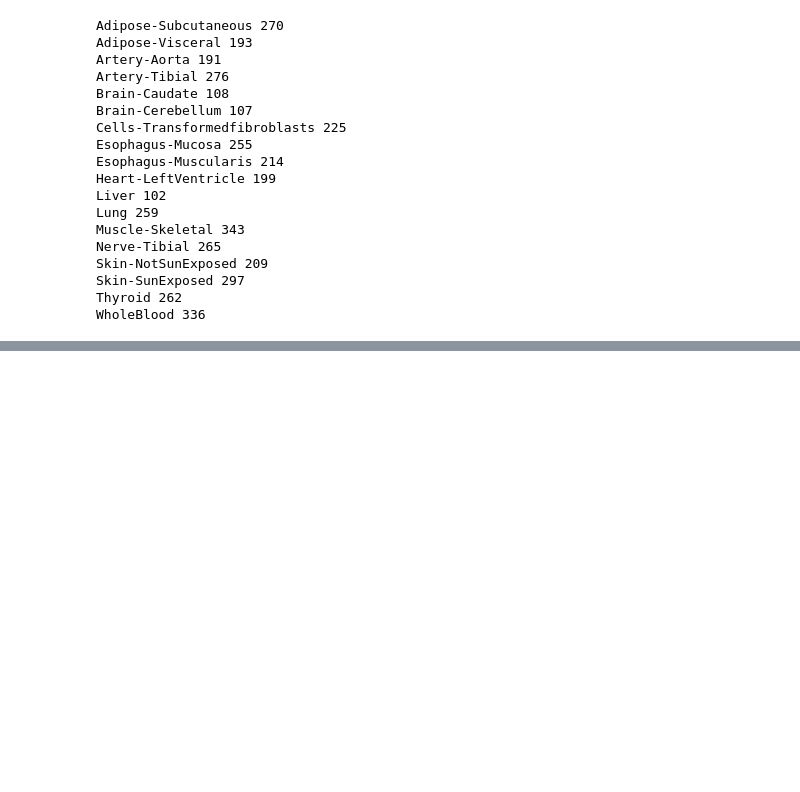
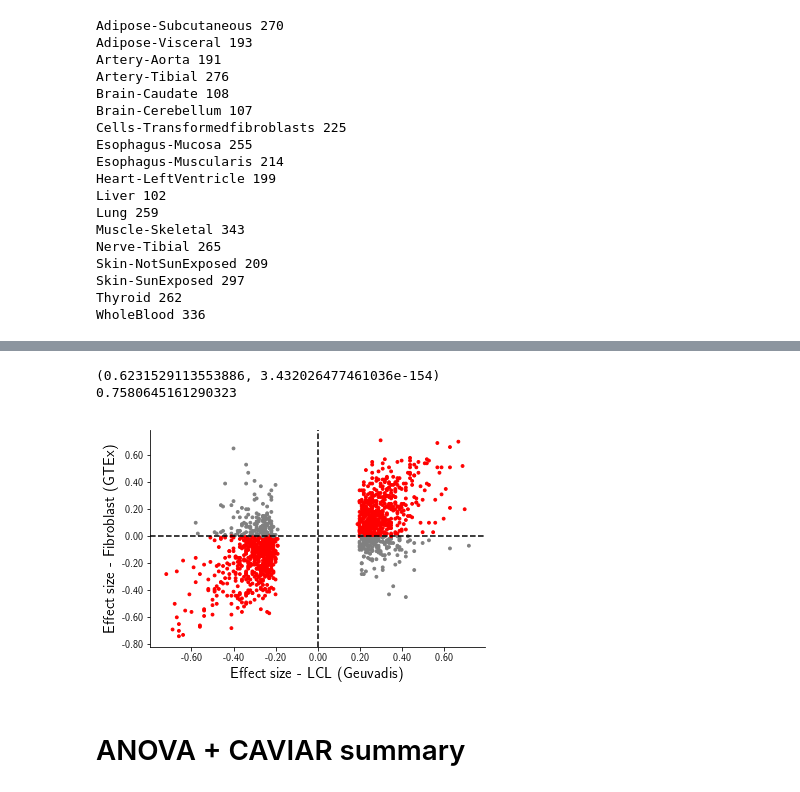
Before and after one commit to gymreklab/gtex-estrs-paper, a Jupyter notebook: Figures/eSTR-GTEx-Figure1.ipynb, the cells around one changed output, grey strips where cells are left out. Drawn from its saved outputs; the diff is of its cells as text; code cells hidden in the pictures; blank space fills up the shorter version.

```diff
--- a/Figures/eSTR-GTEx-Figure1.ipynb
+++ b/Figures/eSTR-GTEx-Figure1.ipynb
@@ -212,0 +443,31 @@ WholeBlood 336
+# %%
+wbestr = data["Cells-Transformedfibroblasts"].copy()
+merged = pd.merge(wbestr, NGESTR, on=["chrom","str.start","gene"])
+merged = merged[merged["signif.estr"]]
+merged["color"] = merged.apply(lambda x: ["gray","red"][np.sign(x["beta_x"])==np.sign(x["beta_y"])], 1)
+
+fig = plt.figure()
+ax = fig.add_subplot(111)
+ax.spines['right'].set_visible(False)
+ax.spines['top'].set_visible(False)
+merged = merged.round(2)
+ax.scatter((merged["beta_y"]), merged["beta_x"], color=list(merged["color"]), s=8)
+ax.grid(b=False)
+ax.set_facecolor("white")
+ax.axhline(y=0, color="black", linestyle="dashed")
+ax.axvline(x=0, color="black", linestyle="dashed")
+ax.set_xticklabels(["%.2f"%item for item in ax.get_xticks()], size=10)
+ax.set_yticklabels(["%.2f"%item for item in ax.get_yticks()], size=10);
+ax.set_xlabel("Effect size - LCL (Geuvadis)", size=15)
+ax.set_ylabel("Effect size - Fibroblast (GTEx)", size=15);
+
+print(str(scipy.stats.pearsonr(merged["beta_y"], merged["beta_x"])))
+print(str(np.mean(merged["color"]=="red")))
+
+if SAVEPLOT: fig.savefig(os.path.join(RESULTSDIR, "%s_effsize_inset.pdf"%FIGPREFIX))
+# %% [output]
+(0.6231529113553886, 3.432026477461036e-154)
+0.7580645161290323
+[figure, added]
+# %% [markdown]
+# ANOVA + CAVIAR summary
```
Also changed, not shown: parts of 16 cells of this notebook, 3 other files.
